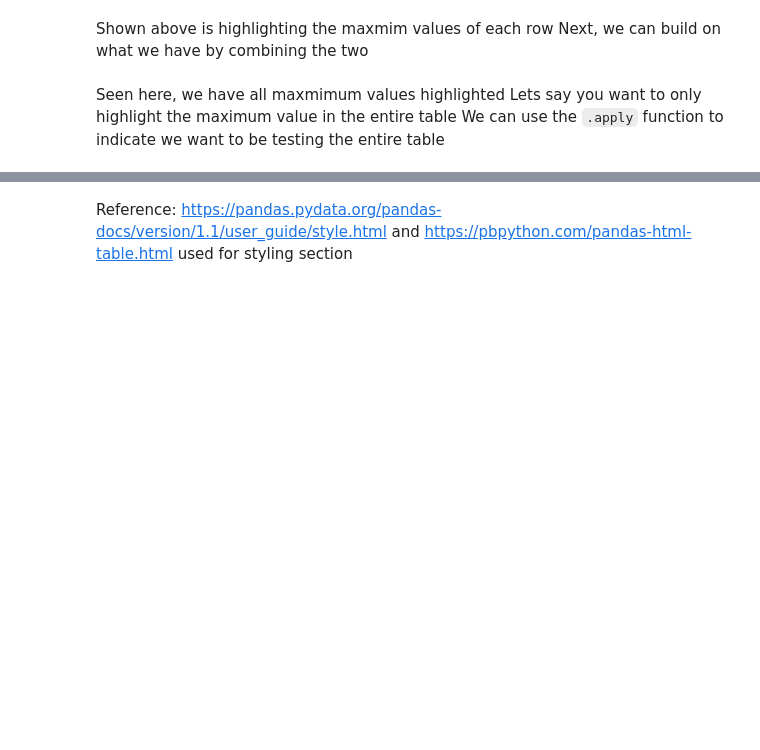
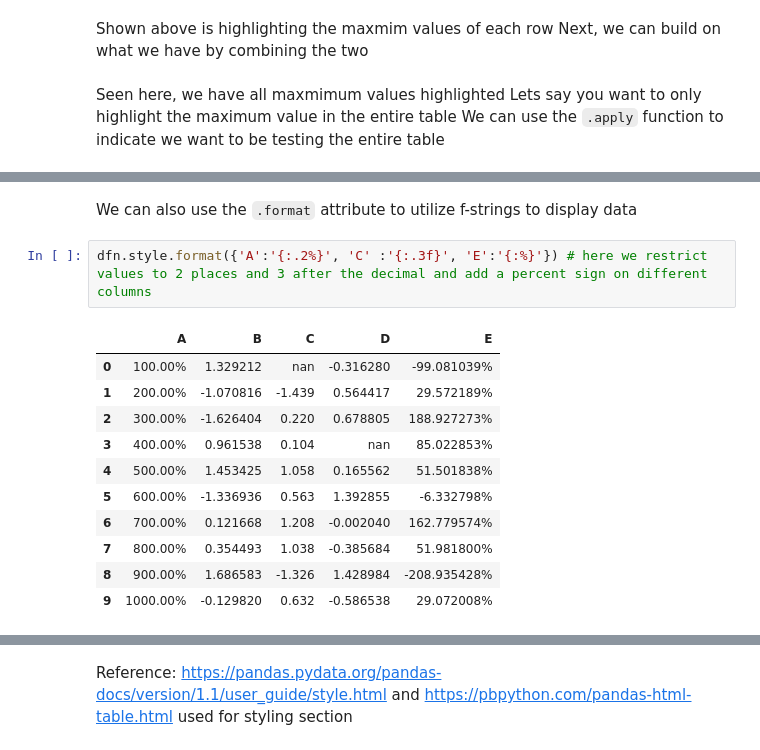
Before and after one commit to mauricefreese/Freese-Blasberg-Presentation, a Jupyter notebook: class.ipynb, the cells around one changed output, grey strips where cells are left out. Drawn from its saved outputs; the diff is of its cells as text; blank space fills up the shorter version.

```diff
--- a/class.ipynb
+++ b/class.ipynb
@@ -265,0 +318,16 @@ df8
+# %% [markdown]
+We can also use the `.format` attribute to utilize f-strings to display data
+# %%
+dfn.style.format({'A':'{:.2%}', 'C' :'{:.3f}', 'E':'{:%}'}) # here we restrict values to 2 places and 3 after the decimal and add a percent sign on different columns
+# %% [output]
+|  | A | B | C | D | E |
+| 0 | 100.00% | 1.329212 | nan | -0.316280 | -99.081039% |
+| 1 | 200.00% | -1.070816 | -1.439 | 0.564417 | 29.572189% |
+| 2 | 300.00% | -1.626404 | 0.220 | 0.678805 | 188.927273% |
+| 3 | 400.00% | 0.961538 | 0.104 | nan | 85.022853% |
+| 4 | 500.00% | 1.453425 | 1.058 | 0.165562 | 51.501838% |
+| 5 | 600.00% | -1.336936 | 0.563 | 1.392855 | -6.332798% |
+| 6 | 700.00% | 0.121668 | 1.208 | -0.002040 | 162.779574% |
+| 7 | 800.00% | 0.354493 | 1.038 | -0.385684 | 51.981800% |
+| 8 | 900.00% | 1.686583 | -1.326 | 1.428984 | -208.935428% |
+| 9 | 1000.00% | -0.129820 | 0.632 | -0.586538 | 29.072008% |
```
Also changed, not shown: parts of 16 cells of this notebook.
